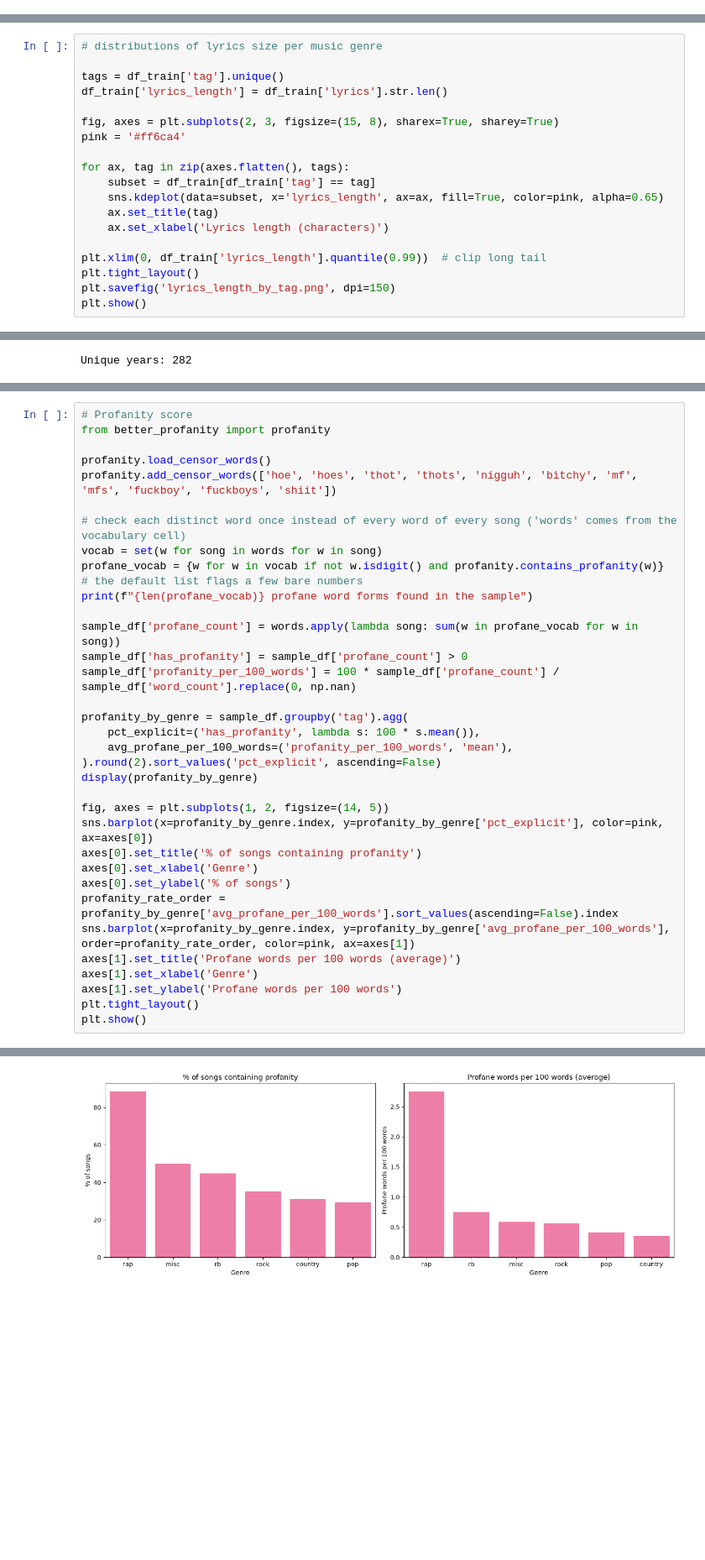
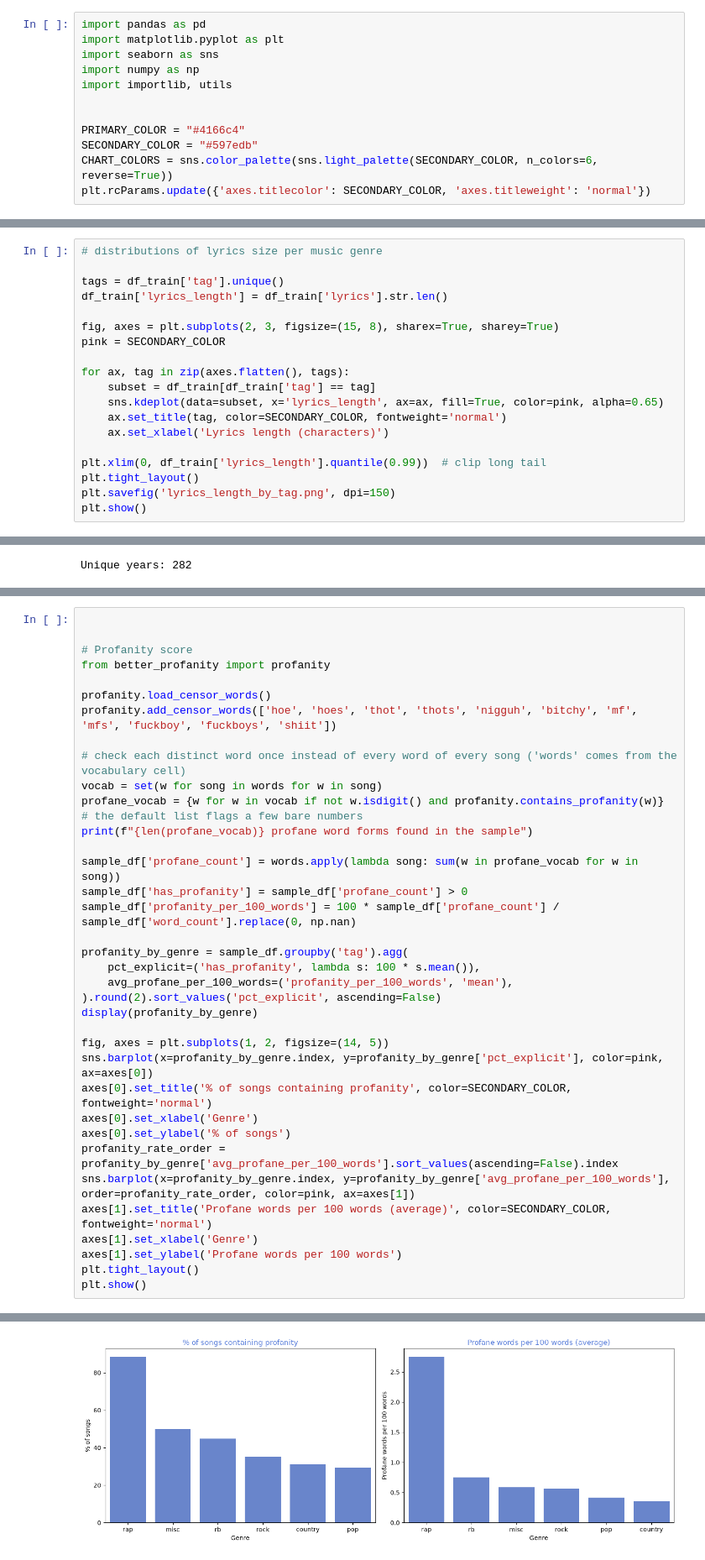
Before and after one commit to jnfpm/Text-Mining-, a Jupyter notebook: EDA.ipynb, the cells around one changed output, grey strips where cells are left out. Shown at 84% size. Cells and saved outputs as stored; diff of their text form; blank space fills up the shorter version.

```diff
--- a/EDA.ipynb
+++ b/EDA.ipynb
@@ -48 +58,13 @@ from utils import get_info_batch, get_song_info
+# %%
+import pandas as pd
+import matplotlib.pyplot as plt
+import seaborn as sns
+import numpy as np
+import importlib, utils
+
+
+PRIMARY_COLOR = "#4166c4"
+SECONDARY_COLOR = "#597edb"
+CHART_COLORS = sns.color_palette(sns.light_palette(SECONDARY_COLOR, n_colors=6, reverse=True))
+plt.rcParams.update({'axes.titlecolor': SECONDARY_COLOR, 'axes.titleweight': 'normal'})
 # %% [markdown]
@@ -264,12 +303,12 @@ tags = df_train['tag'].unique()
 df_train['lyrics_length'] = df_train['lyrics'].str.len()
 
 fig, axes = plt.subplots(2, 3, figsize=(15, 8), sharex=True, sharey=True)
-pink = '#ff6ca4'
+pink = SECONDARY_COLOR
 
 for ax, tag in zip(axes.flatten(), tags):
     subset = df_train[df_train['tag'] == tag]
     sns.kdeplot(data=subset, x='lyrics_length', ax=ax, fill=True, color=pink, alpha=0.65)
-    ax.set_title(tag)
+    ax.set_title(tag, color=SECONDARY_COLOR, fontweight='normal')
     ax.set_xlabel('Lyrics length (characters)')
 
 plt.xlim(0, df_train['lyrics_length'].quantile(0.99))  # clip long tail
@@ -489,4 +526,6 @@ The **type-token ratio (TTR)** is the number of unique words (types) divided by
 # %%
+
+
 # Profanity score
 from better_profanity import profanity
 
@@ -501,34 +540,34 @@ print(f"{len(profane_vocab)} profane word forms found in the sample")
 sample_df['profane_count'] = words.apply(lambda song: sum(w in profane_vocab for w in song))
 sample_df['has_profanity'] = sample_df['profane_count'] > 0
 sample_df['profanity_per_100_words'] = 100 * sample_df['profane_count'] / sample_df['word_count'].replace(0, np.nan)
 
 profanity_by_genre = sample_df.groupby('tag').agg(
     pct_explicit=('has_profanity', lambda s: 100 * s.mean()),
     avg_profane_per_100_words=('profanity_per_100_words', 'mean'),
 ).round(2).sort_values('pct_explicit', ascending=False)
 display(profanity_by_genre)
 
 fig, axes = plt.subplots(1, 2, figsize=(14, 5))
 sns.barplot(x=profanity_by_genre.index, y=profanity_by_genre['pct_explicit'], color=pink, ax=axes[0])
-axes[0].set_title('% of songs containing profanity')
+axes[0].set_title('% of songs containing profanity', color=SECONDARY_COLOR, fontweight='normal')
 axes[0].set_xlabel('Genre')
 axes[0].set_ylabel('% of songs')
 profanity_rate_order = profanity_by_genre['avg_profane_per_100_words'].sort_values(ascending=False).index
 sns.barplot(x=profanity_by_genre.index, y=profanity_by_genre['avg_profane_per_100_words'], order=profanity_rate_order, color=pink, ax=axes[1])
-axes[1].set_title('Profane words per 100 words (average)')
+axes[1].set_title('Profane words per 100 words (average)', color=SECONDARY_COLOR, fontweight='normal')
 axes[1].set_xlabel('Genre')
 axes[1].set_ylabel('Profane words per 100 words')
 plt.tight_layout()
 plt.show()
 # %% [output]
 460 profane word forms found in the sample
 |  | pct_explicit | avg_profane_per_100_words |
 | tag |  |  |
 | rap | 88.47 | 2.75 |
 | misc | 49.93 | 0.59 |
 | rb | 44.83 | 0.75 |
 | rock | 35.30 | 0.57 |
 | country | 30.97 | 0.35 |
 | pop | 29.47 | 0.42 |
-[figure, old version]
+[figure, new version]
 # %% [markdown]
```
Also changed, not shown: parts of 89 cells of this notebook, 15 other files.
